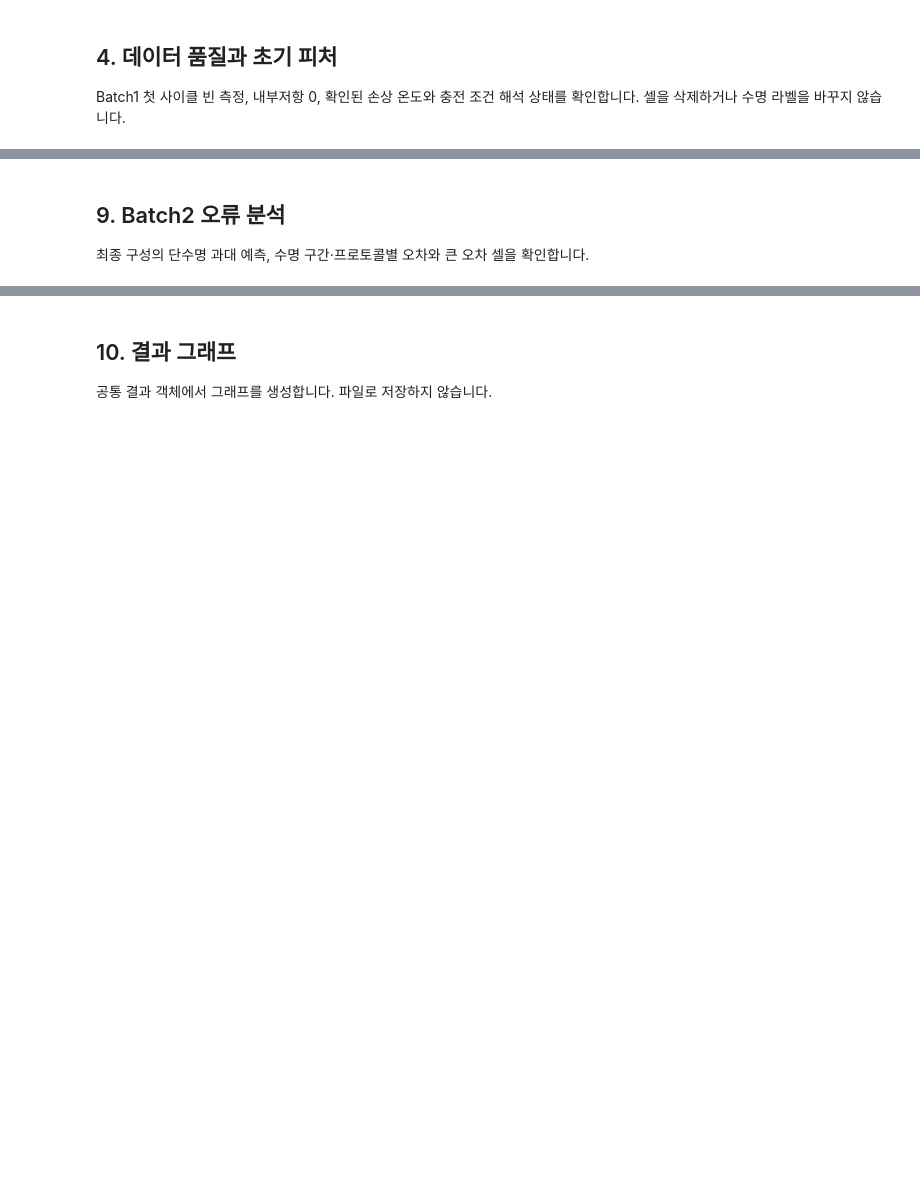
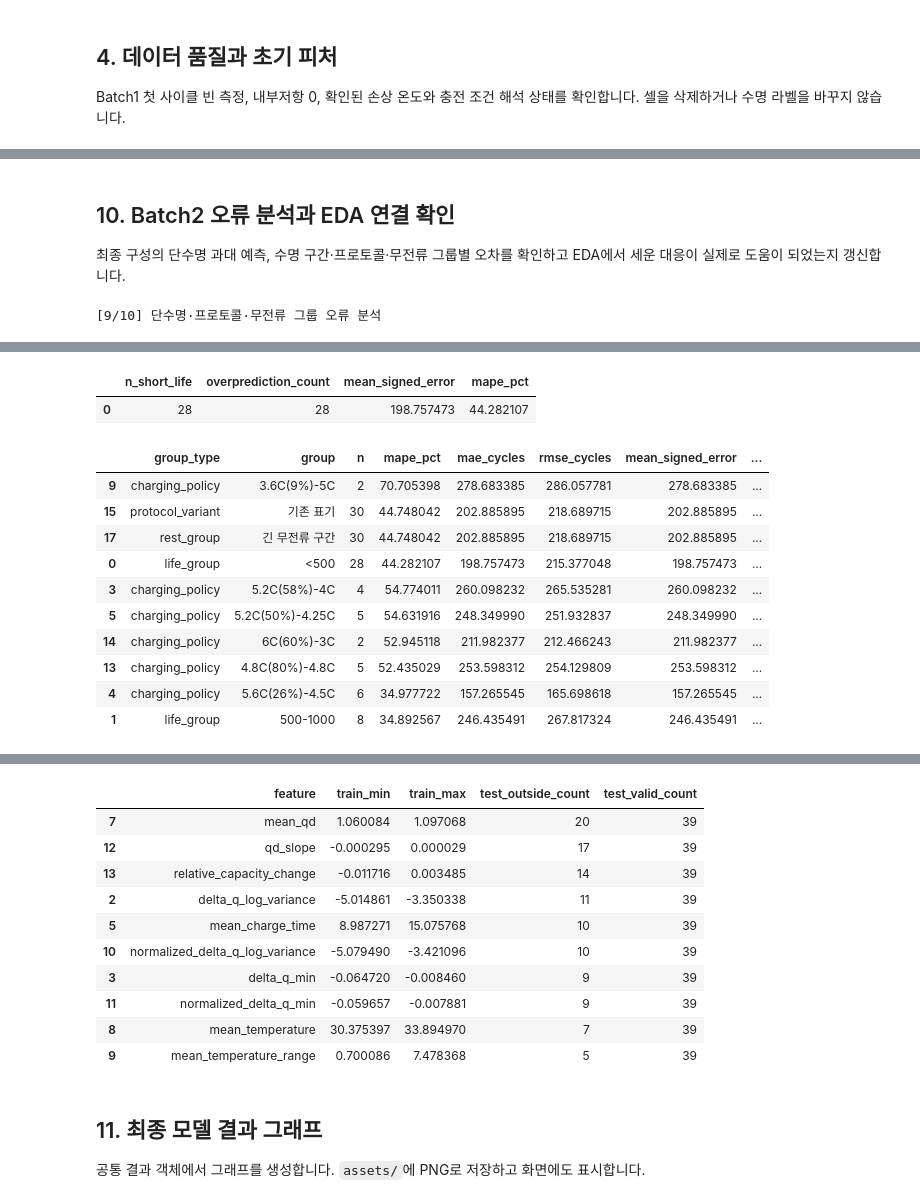
Before and after one commit to mongamonga1/DS-MINI, a Jupyter notebook: notebooks/01_battery_modeling.ipynb, the cells around one changed output, grey strips where cells are left out. Drawn from its saved outputs; the diff is of its cells as text; code cells hidden in the pictures; blank space fills up the shorter version.

Commit message:
add : asset, EDA관련 추가

```diff
--- a/notebooks/01_battery_modeling.ipynb
+++ b/notebooks/01_battery_modeling.ipynb
@@ -109,0 +195,16 @@ display(feature_catalog_preview(result, n=10))
+# %%
+runner.run_eda()
+result = runner.result()
+display(eda_findings(result))
+display(result.eda_tables["life_distribution"])
+display(result.eda_tables["capacity_behavior"])
+display(train_correlation_preview(result, n=10))
+display(redundancy_preview(result, n=10))
+display(protocol_comparison_preview(result, n=10))
+display(rest_summary_preview(result))
+for name in ["policy_correlations", "batch_feature_coverage", "protocol_coverage"]:
+    display(result.eda_tables[name])
+eda_figures = plot_eda(result) if CONFIG.show_eda_plots else []
+for figure in eda_figures:
+    display(figure)
+    plt.close(figure)
@@ -147,10 +410,11 @@ display(gap_summary(result))
 # %% [markdown]
-## 9. Batch2 오류 분석
+## 10. Batch2 오류 분석과 EDA 연결 확인
 
-최종 구성의 단수명 과대 예측, 수명 구간·프로토콜별 오차와 큰 오차 셀을 확인합니다.
+최종 구성의 단수명 과대 예측, 수명 구간·프로토콜·무전류 그룹별 오차를 확인하고 EDA에서 세운 대응이 실제로 도움이 되었는지 갱신합니다.
 # %%
 runner.run_error_analysis()
 result = runner.result()
+display(eda_findings(result))
 display(result.error_analysis["short_life_summary"])
 display(group_error_preview(result, n=10))
 display(
@@ -162,3 +426,5 @@ display(
     ]
 )
 display(feature_range_preview(result, n=10))
+# %% [output]
+[9/10] 단수명·프로토콜·무전류 그룹 오류 분석
@@ -164,0 +440,13 @@ display(feature_range_preview(result, n=10))
+|  | n_short_life | overprediction_count | mean_signed_error | mape_pct |
+| 0 | 28 | 28 | 198.757473 | 44.282107 |
+|  | group_type | group | n | mape_pct | mae_cycles | rmse_cycles | mean_signed_error | ... |
+| 9 | charging_policy | 3.6C(9%)-5C | 2 | 70.705398 | 278.683385 | 286.057781 | 278.683385 | ... |
+| 15 | protocol_variant | 기존 표기 | 30 | 44.748042 | 202.885895 | 218.689715 | 202.885895 | ... |
+| 17 | rest_group | 긴 무전류 구간 | 30 | 44.748042 | 202.885895 | 218.689715 | 202.885895 | ... |
+| 0 | life_group | <500 | 28 | 44.282107 | 198.757473 | 215.377048 | 198.757473 | ... |
+| 3 | charging_policy | 5.2C(58%)-4C | 4 | 54.774011 | 260.098232 | 265.535281 | 260.098232 | ... |
+| 5 | charging_policy | 5.2C(50%)-4.25C | 5 | 54.631916 | 248.349990 | 251.932837 | 248.349990 | ... |
+| 14 | charging_policy | 6C(60%)-3C | 2 | 52.945118 | 211.982377 | 212.466243 | 211.982377 | ... |
+| 13 | charging_policy | 4.8C(80%)-4.8C | 5 | 52.435029 | 253.598312 | 254.129809 | 253.598312 | ... |
+| 4 | charging_policy | 5.6C(26%)-4.5C | 6 | 34.977722 | 157.265545 | 165.698618 | 157.265545 | ... |
+| 1 | life_group | 500-1000 | 8 | 34.892567 | 246.435491 | 267.817324 | 246.435491 | ... |
@@ -165,7 +464,18 @@ display(feature_range_preview(result, n=10))
+|  | feature | train_min | train_max | test_outside_count | test_valid_count |
+| 7 | mean_qd | 1.060084 | 1.097068 | 20 | 39 |
+| 12 | qd_slope | -0.000295 | 0.000029 | 17 | 39 |
+| 13 | relative_capacity_change | -0.011716 | 0.003485 | 14 | 39 |
+| 2 | delta_q_log_variance | -5.014861 | -3.350338 | 11 | 39 |
+| 5 | mean_charge_time | 8.987271 | 15.075768 | 10 | 39 |
+| 10 | normalized_delta_q_log_variance | -5.079490 | -3.421096 | 10 | 39 |
+| 3 | delta_q_min | -0.064720 | -0.008460 | 9 | 39 |
+| 11 | normalized_delta_q_min | -0.059657 | -0.007881 | 9 | 39 |
+| 8 | mean_temperature | 30.375397 | 33.894970 | 7 | 39 |
+| 9 | mean_temperature_range | 0.700086 | 7.478368 | 5 | 39 |
 # %% [markdown]
-## 10. 결과 그래프
+## 11. 최종 모델 결과 그래프
 
-공통 결과 객체에서 그래프를 생성합니다. 파일로 저장하지 않습니다.
+공통 결과 객체에서 그래프를 생성합니다. `assets/`에 PNG로 저장하고 화면에도 표시합니다.
 # %%
 figures = plot_results(result)
 for figure in figures:
```
Also changed, not shown: parts of 19 cells of this notebook, 22 other files.
